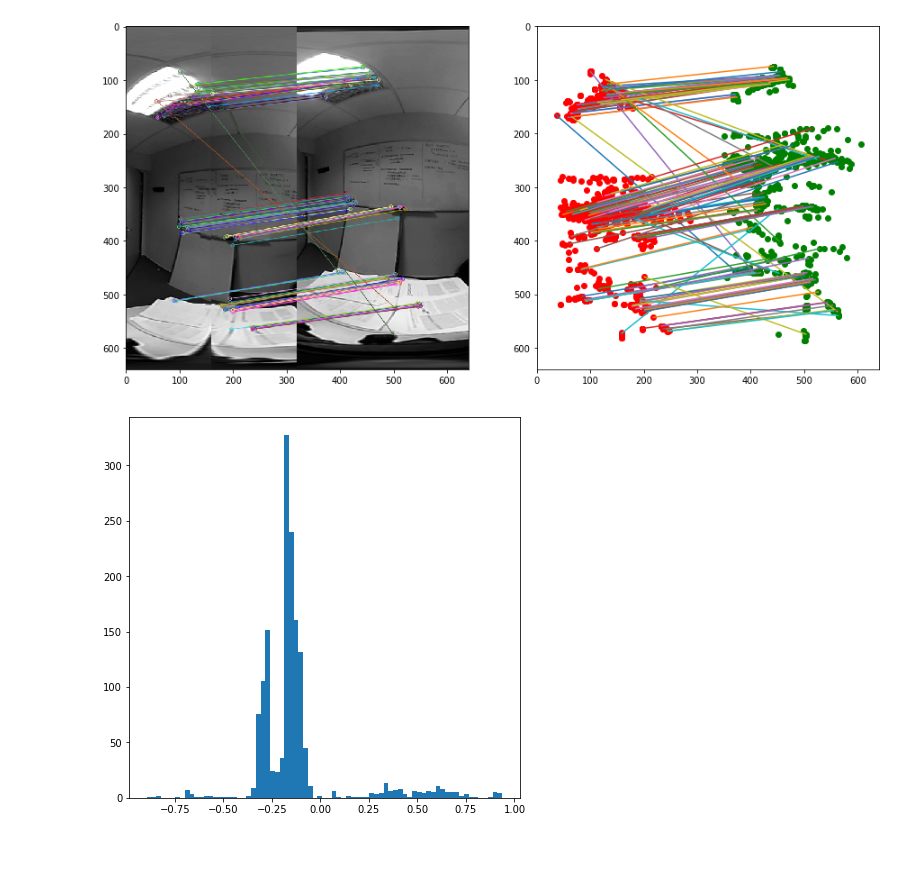
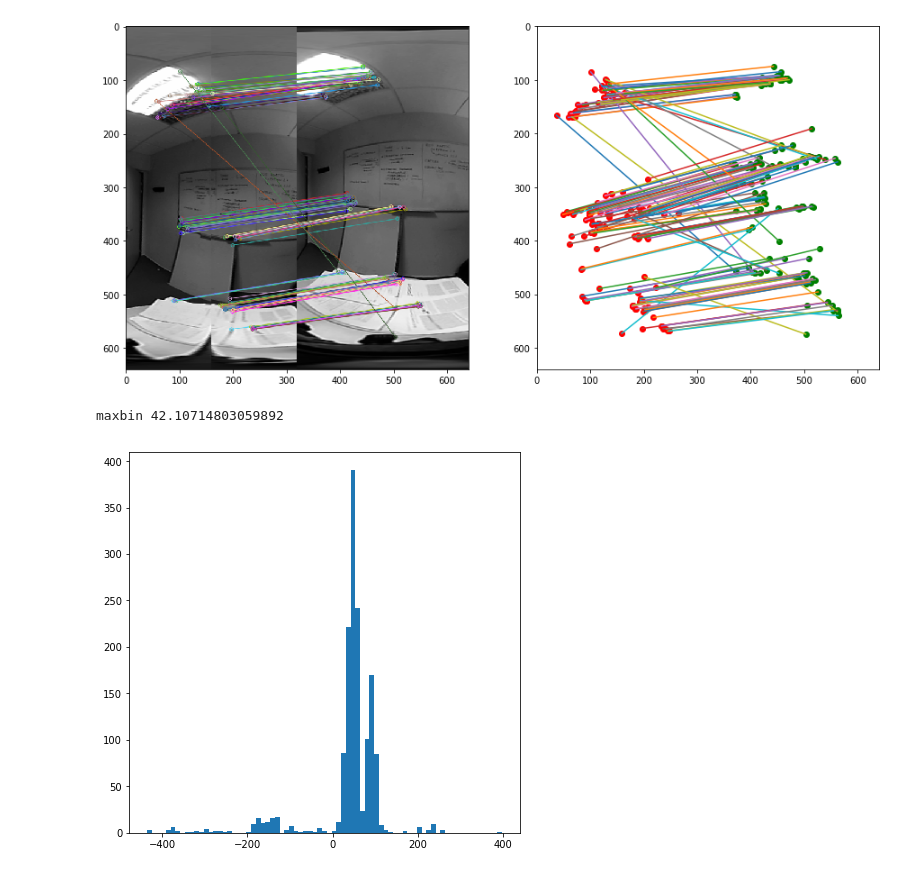
Before and after one commit to RobInLabUJI/ricoh_camera, a Jupyter notebook: notebooks/stereo/Feature Matching.ipynb, the cells around one changed output. Saved outputs shown, nothing was run; the diff lists cells and outputs as text; code cells hidden in the pictures.

```diff
--- a/notebooks/stereo/Feature Matching.ipynb
+++ b/notebooks/stereo/Feature Matching.ipynb
@@ -12,18 +12,19 @@ bpt = p_tbf[:,2:4]
 
 matplotlib.rcParams['figure.figsize'] = [15, 15]
 plt.subplot(121); plt.imshow(plt.imread("Top BF stitch_screenshot_13.06.2019.png"));
-plt.subplot(122);
-plt.scatter(tpt[:,0], tpt[:,1], c='red'); plt.scatter(bpt[:,0]+320, bpt[:,1], c='green');
+plt.subplot(122); plt.scatter(tpt[::10,0], tpt[::10,1], c='red'); plt.scatter(bpt[::10,0]+320, bpt[::10,1], c='green');
 for m in p_tbf[::10,:]:
     plt.plot([m[0],m[2]+320],[m[1],m[3]])
 plt.axis('scaled'); plt.axis([0, 640, 0, 640]);  plt.gca().invert_yaxis();
 # %% [output]
-[figure, old version]
+[figure, new version]
 # %%
-th = np.arctan2(bpt[:,1]-tpt[:,1], bpt[:,0]+320-tpt[:,0])
-
+dy = tpt[:,1]-bpt[:,1]
 matplotlib.rcParams['figure.figsize'] = [7, 7]
-plt.hist(th, len(th)/20);
+n, b, patches = plt.hist(dy, len(dy)/20);
+bin_max = np.where(n == n.max())
+print 'maxbin', b[bin_max][0]
 # %% [output]
+maxbin 42.10714803059892
-[figure, old version]
+[figure, new version]
 # %%
```
Also changed, not shown: parts of 17 cells of this notebook, 3 other files.
